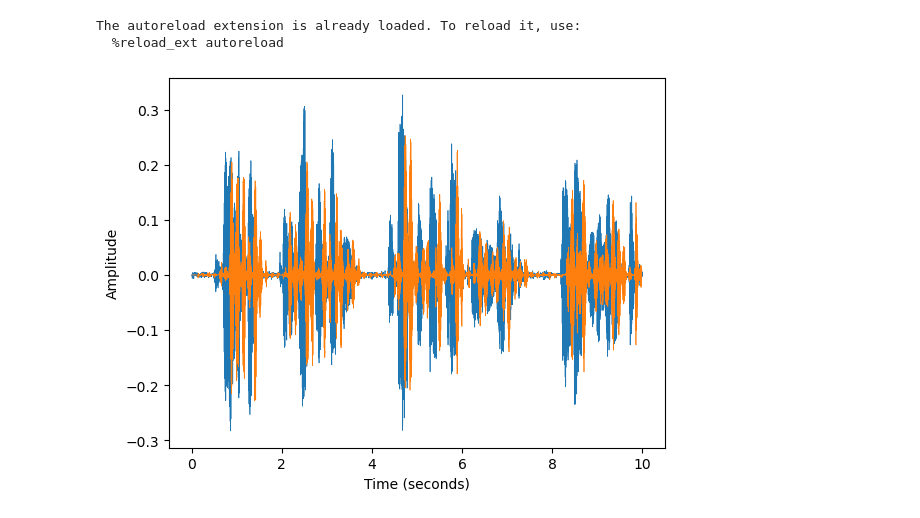
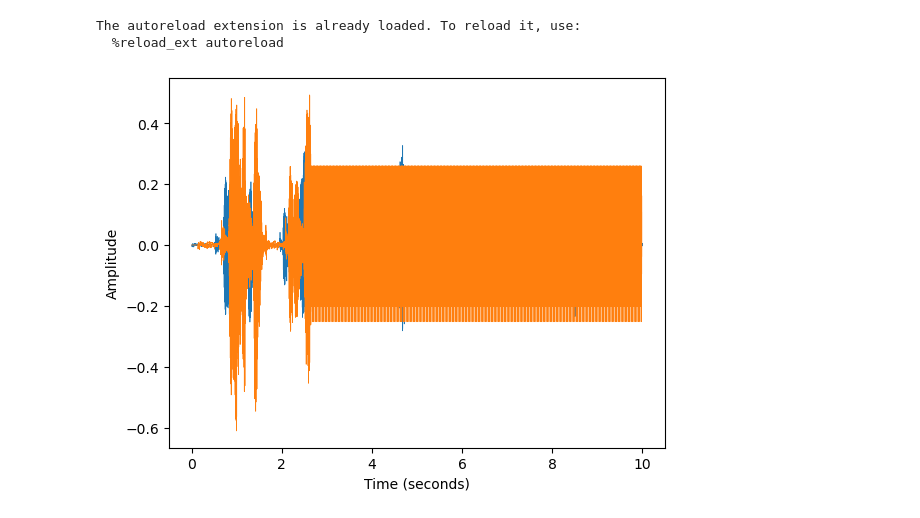
Before and after one commit to maxsolomonhenry/infinite-reverb, a Jupyter notebook: main.ipynb, the cells around one changed output. Saved outputs shown, nothing was run; the diff lists cells and outputs as text; code cells hidden in the pictures.

```diff
--- a/main.ipynb
+++ b/main.ipynb
@@ -22,36 +22,38 @@ x, sr = iverb.util.audioread(fpath)
 block_size = 1024
 
 frame_size = 1024
-num_overlap = 2
+num_overlap = 4
 
 buffer = iverb.PhaseFreezer(frame_size, num_overlap)
 
 num_blocks = len(x) // block_size
 
 y = []
 p_in = 0
 p_out = p_in + block_size
 for i in range(num_blocks):
     block = x[p_in:p_out].copy()
 
-    buffer.request_drop()
+    if i == 20:
+        buffer.request_freeze()
+
     block = buffer.process_block(block)
 
     y.append(block)
 
     p_in += block_size
     p_out += block_size
 
 y = np.concatenate(y)
 
 plot_signal(x, sr)
 plot_signal(y, sr)
 
 plt.show()
 
 ipd.display(ipd.Audio(x, rate=sr))
 ipd.display(ipd.Audio(y, rate=sr))
 # %% [output]
-[figure, old version]
+[figure, new version]
 [interactive output not drawn]
 [interactive output not drawn]
```
Also changed, not shown: 1 other file.
